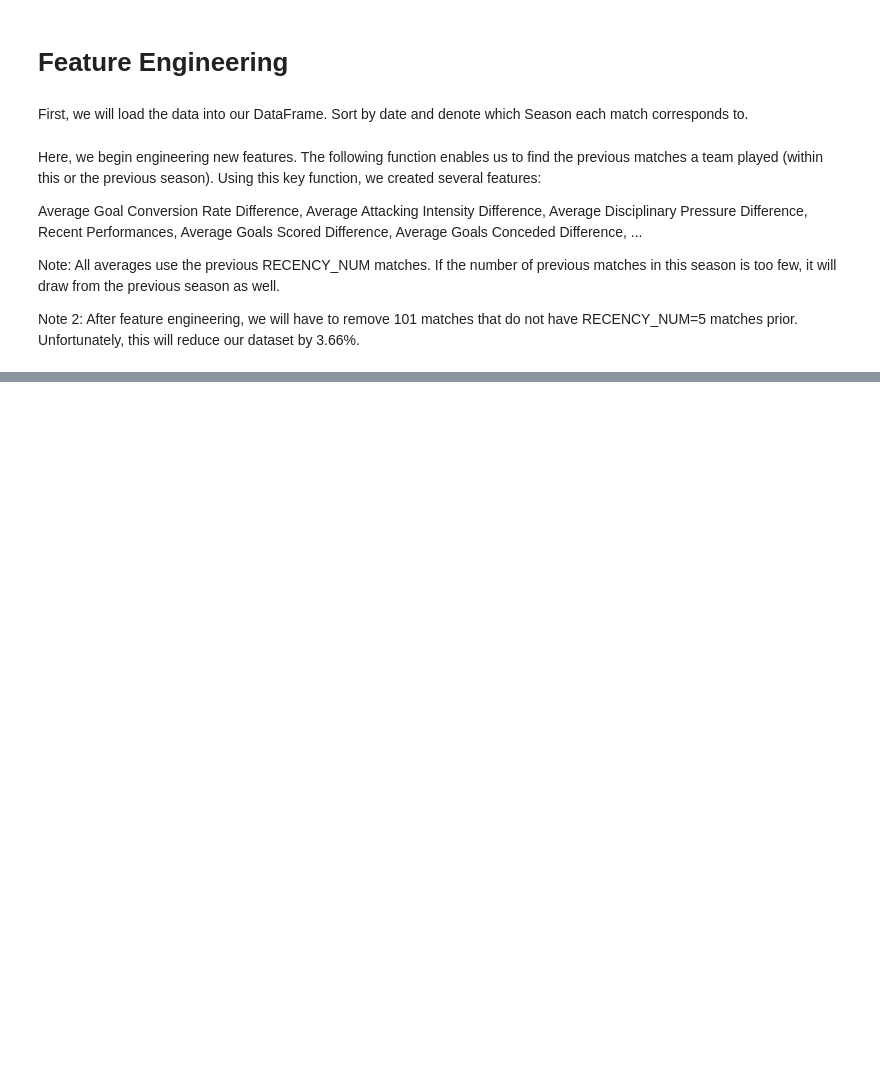
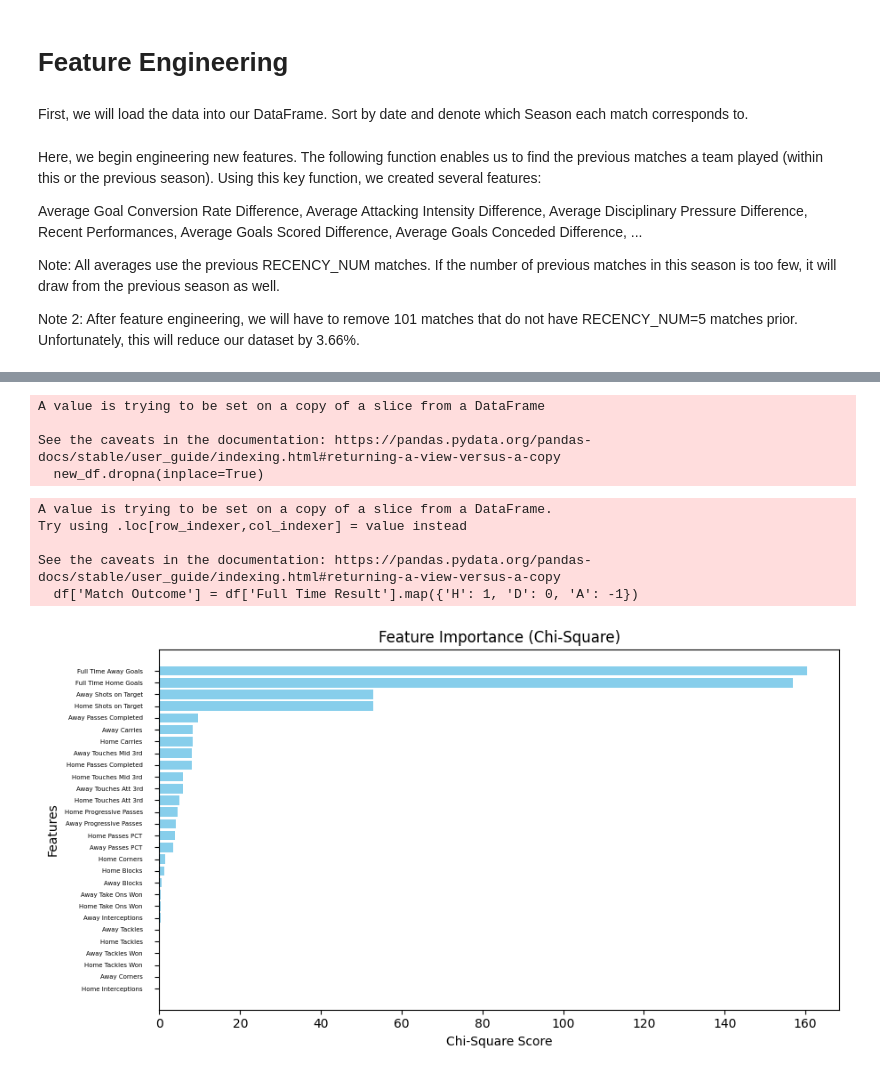
Before and after one commit to urasil/football-prediction, a Jupyter notebook: final_data_selection.ipynb, the cells around one changed output, grey strips where cells are left out. Saved outputs shown, nothing was run; the diff lists cells and outputs as text; code cells hidden in the pictures; blank space fills up the shorter version.

```diff
--- a/final_data_selection.ipynb
+++ b/final_data_selection.ipynb
@@ -333,0 +552,6 @@ df = calculate_season_points(df)
+# %%
+# normalises a specific set of columns
+def normalisation(df, terms=['Difference Average Goals Scored Last X Games', 'Difference Average Goals Conceded Last X Games', 'Point Difference', 'xG Difference']):
+    scaler = MinMaxScaler()
+    df[terms] = scaler.fit_transform(df[terms])
+    return df
@@ -333,0 +640,64 @@ df = calculate_season_points(df)
+# %%
+new_df.dropna(inplace=True)
+# %% [output]
+A value is trying to be set on a copy of a slice from a DataFrame
+
+See the caveats in the documentation: https://pandas.pydata.org/pandas-docs/stable/user_guide/indexing.html#returning-a-view-versus-a-copy
+  new_df.dropna(inplace=True)
+# %%
+from sklearn.feature_selection import SelectKBest
+from sklearn.feature_selection import chi2
+
+def chi_square(df):
+    # organise dataset into X (training examples) and y (targets)
+
+    featuresToDrop = ['Date', 'Home Team', 'Full Time Result', 'Away Team', 'Match Outcome']
+    assert set(featuresToDrop).issubset(df.columns), "Some columns in featuresToDrop are missing in df"
+    data = df.drop(featuresToDrop, axis=1)
+    df['Match Outcome'] = df['Full Time Result'].map({'H': 1, 'D': 0, 'A': -1})
+    target = df['Match Outcome']
+
+    # chi2 scoring function requires non-negative input: normalisation
+    data = normalisation(data, terms=list(data.columns))
+
+    # collect the feature names
+    feature_names = list(data.columns)
+
+    # perform chi square selection
+    chi_select = SelectKBest(chi2, k=number_of_components)
+    new_data = chi_select.fit_transform(data, target)
+
+    # collect features
+    selected_features = []
+    for i, b in enumerate(chi_select.get_support()):
+        if b:
+            selected_features.append(feature_names[i])
+
+    # get the chi-square scores for all features
+    chi_scores = chi_select.scores_
+
+    # create a dataFrame for easy visualization
+    chi2_df = pd.DataFrame({'Feature': feature_names, 'Chi-Square Score': chi_scores})
+    chi2_df = chi2_df.sort_values(by='Chi-Square Score', ascending=False)
+
+    # plot the scores
+    plt.figure(figsize=(10, 5))
+    colours = ['skyblue' if i < number_of_components else 'gray' for i in range(len(chi2_df))]
+    plt.barh(chi2_df['Feature'], chi2_df['Chi-Square Score'], color=colours)
+    plt.xlabel('Chi-Square Score')
+    plt.ylabel('Features')
+    plt.title('Feature Importance (Chi-Square)')
+    plt.gca().invert_yaxis()  # Invert y-axis to show the highest scores at the top
+    plt.tight_layout()
+    plt.tick_params(axis="y", pad=10, labelsize=5)
+    plt.show()
+    return chi2_df
+
+chi2_df = chi_square(new_df)
+# %% [output]
+A value is trying to be set on a copy of a slice from a DataFrame.
+Try using .loc[row_indexer,col_indexer] = value instead
+
+See the caveats in the documentation: https://pandas.pydata.org/pandas-docs/stable/user_guide/indexing.html#returning-a-view-versus-a-copy
+  df['Match Outcome'] = df['Full Time Result'].map({'H': 1, 'D': 0, 'A': -1})
+[figure, added]
```
Also changed, not shown: parts of 22 cells of this notebook, 6 other files.
